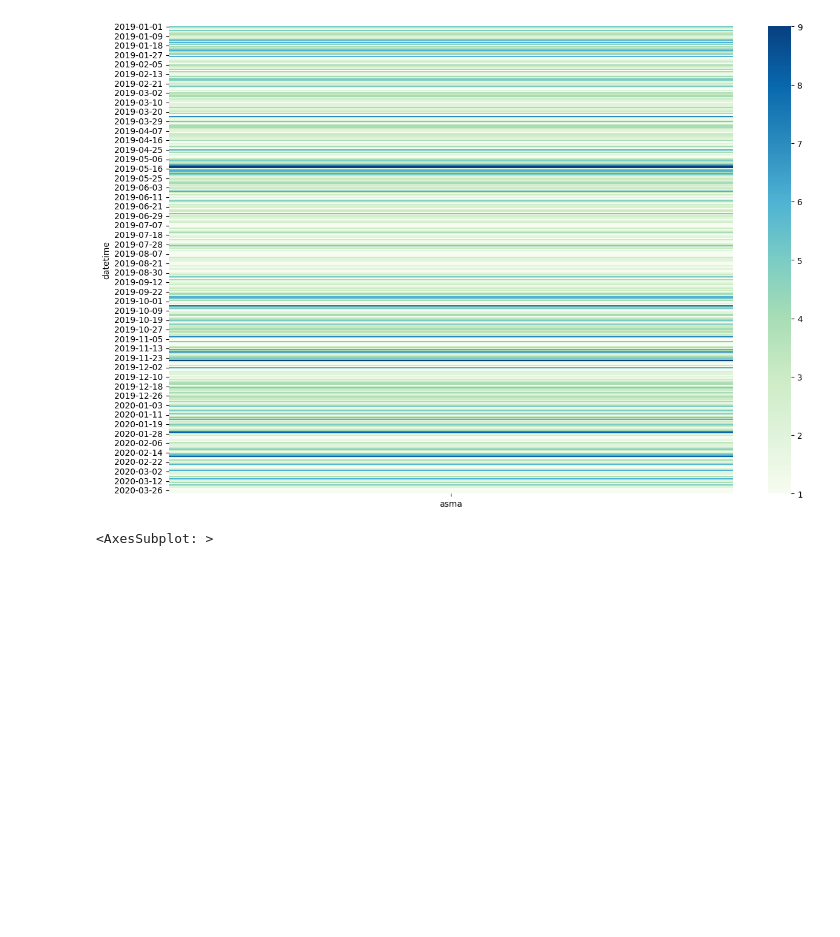
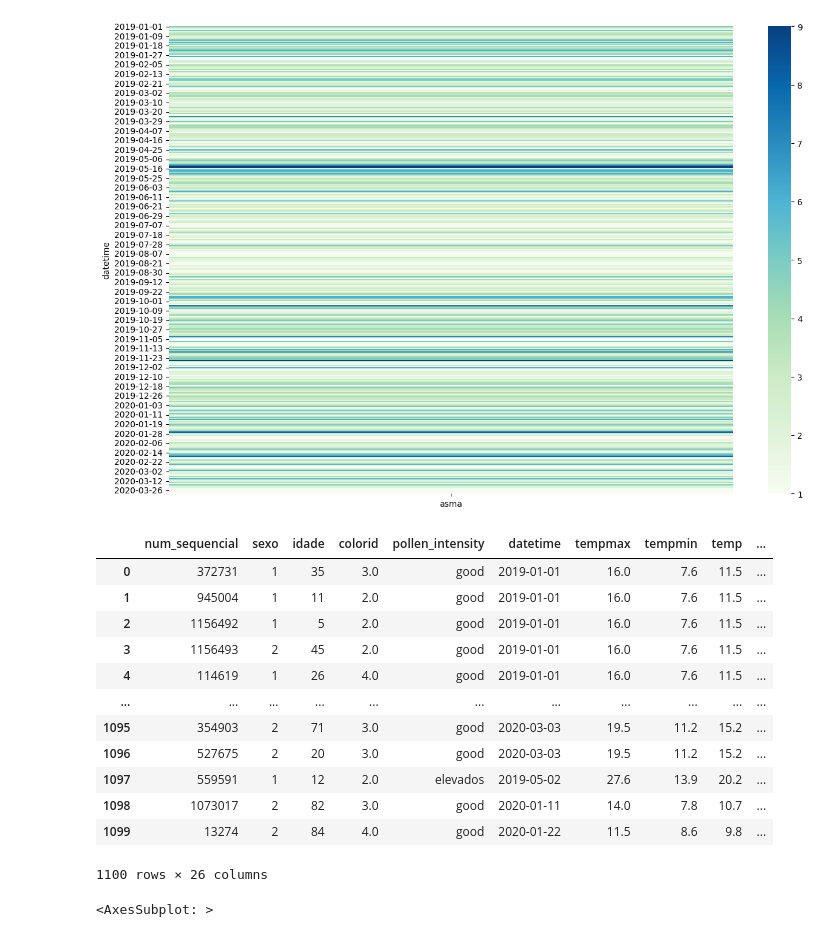
Before and after one commit to Zabyaaboaljadayel/Asthma_Alert, a Jupyter notebook: data cleaning and visualization.ipynb, the cells around one changed output. Cells and saved outputs as stored; diff of their text form; code cells hidden in the pictures; blank space fills up the shorter version.

```diff
--- a/data cleaning and visualization.ipynb
+++ b/data cleaning and visualization.ipynb
@@ -90,6 +116,22 @@ df.drop(['data_admissao', 'dicofre', 'distrito', 'concelho', 'freguesia', 'regia
          'severerisk', 'sunrise', 'sunset', 'stations', 'icon', 'description', 'preciptype',
          'moonphase'],
         axis=1, inplace=True)
+# %%
+df
+# %% [output]
+|  | num_sequencial | sexo | idade | colorid | pollen_intensity | datetime | tempmax | tempmin | temp | ... |
+| 0 | 372731 | 1 | 35 | 3.0 | good | 2019-01-01 | 16.0 | 7.6 | 11.5 | ... |
+| 1 | 945004 | 1 | 11 | 2.0 | good | 2019-01-01 | 16.0 | 7.6 | 11.5 | ... |
+| 2 | 1156492 | 1 | 5 | 2.0 | good | 2019-01-01 | 16.0 | 7.6 | 11.5 | ... |
+| 3 | 1156493 | 2 | 45 | 2.0 | good | 2019-01-01 | 16.0 | 7.6 | 11.5 | ... |
+| 4 | 114619 | 1 | 26 | 4.0 | good | 2019-01-01 | 16.0 | 7.6 | 11.5 | ... |
+| ... | ... | ... | ... | ... | ... | ... | ... | ... | ... | ... |
+| 1095 | 354903 | 2 | 71 | 3.0 | good | 2020-03-03 | 19.5 | 11.2 | 15.2 | ... |
+| 1096 | 527675 | 2 | 20 | 3.0 | good | 2020-03-03 | 19.5 | 11.2 | 15.2 | ... |
+| 1097 | 559591 | 1 | 12 | 2.0 | elevados | 2019-05-02 | 27.6 | 13.9 | 20.2 | ... |
+| 1098 | 1073017 | 2 | 82 | 3.0 | good | 2020-01-11 | 14.0 | 7.8 | 10.7 | ... |
+| 1099 | 13274 | 2 | 84 | 4.0 | good | 2020-01-22 | 11.5 | 8.6 | 9.8 | ... |
+1100 rows × 26 columns
 # %%
 df['pollen_intensity'].hist()
 # %% [output]
```
Also changed, not shown: parts of 2 cells of this notebook.
